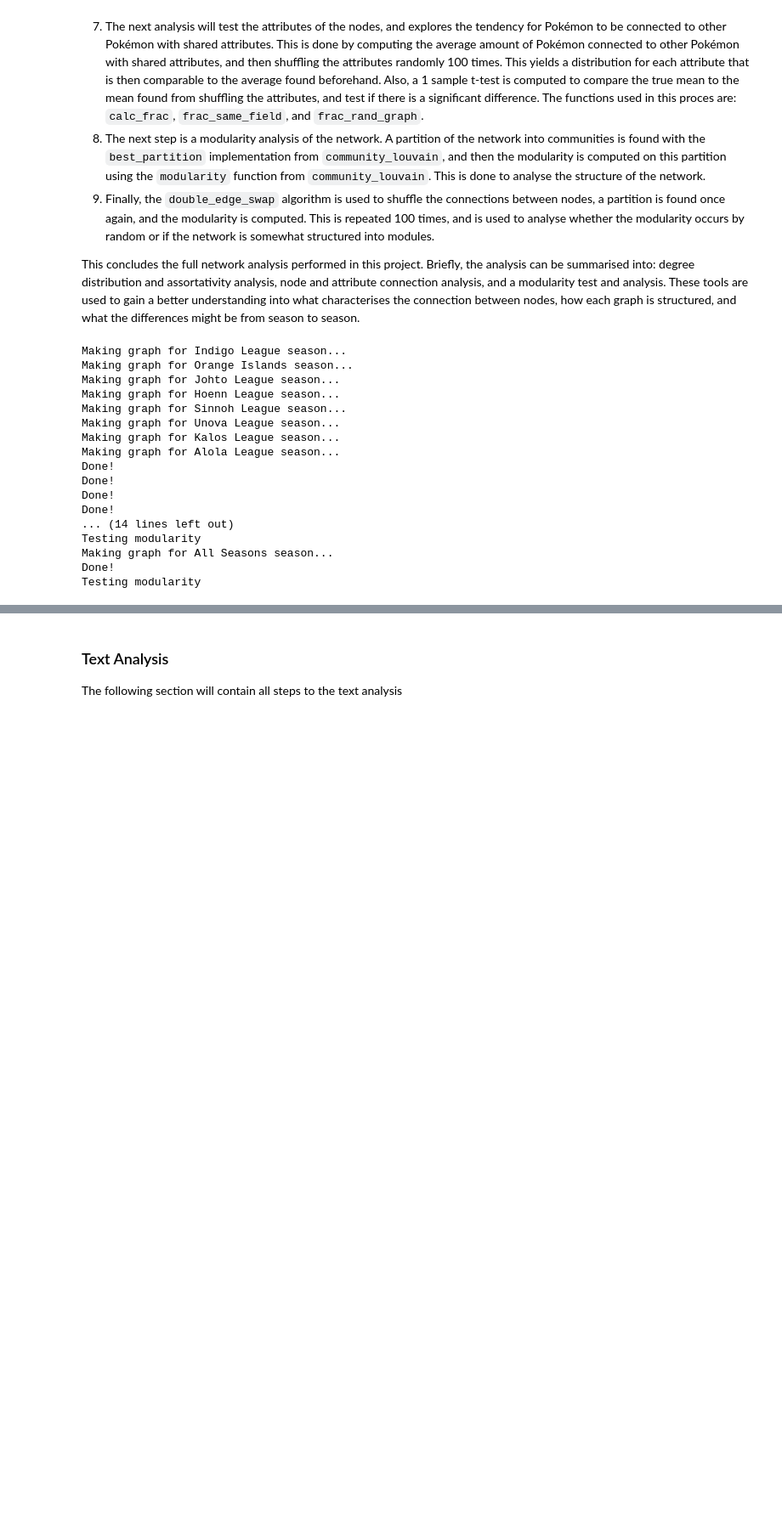
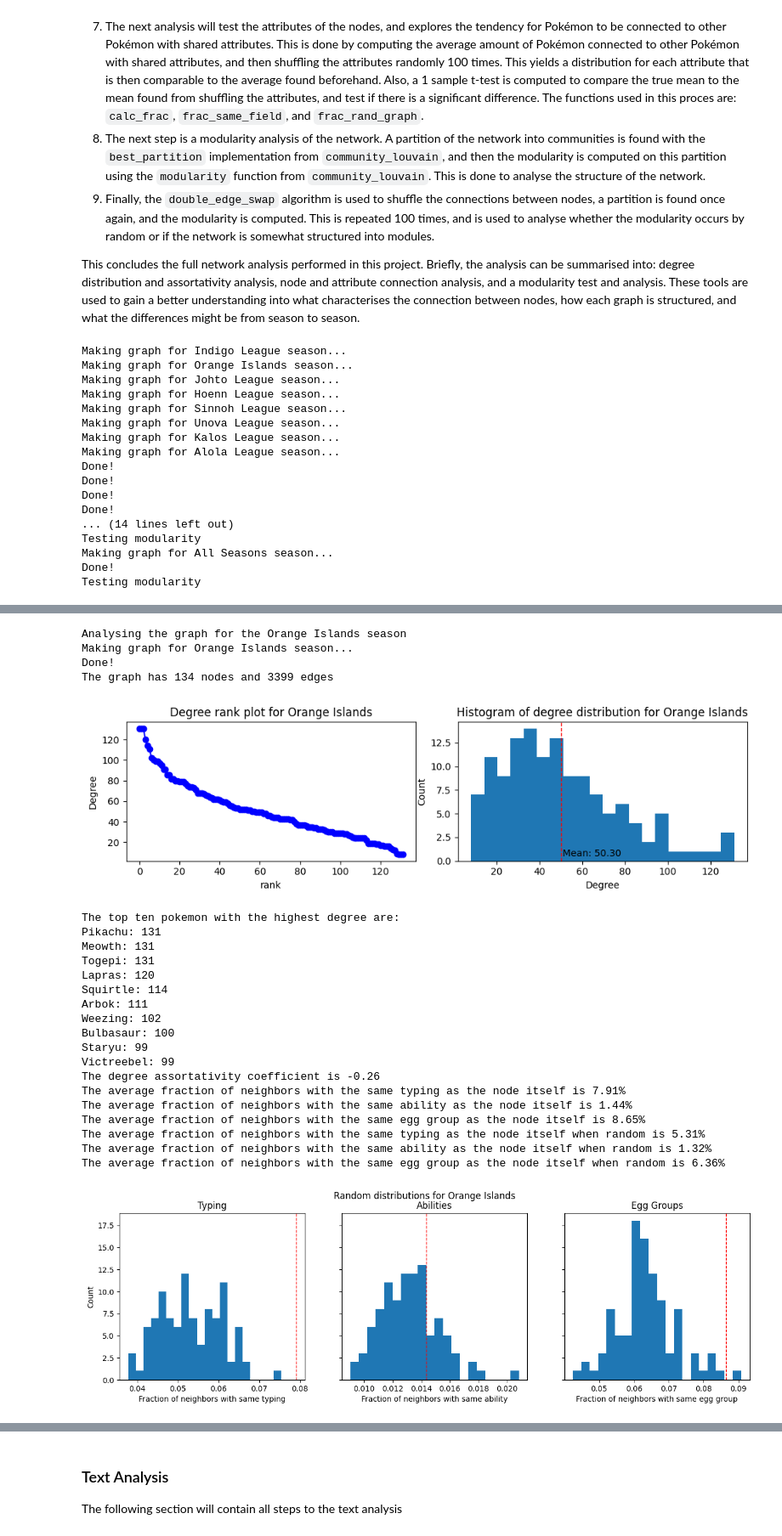
Before and after one commit to GitHub-Adminstrator/Social_science_project_final, a Jupyter notebook: explainer_notebook.ipynb, the cells around one changed output, grey strips where cells are left out. Shown at 85% size. Saved outputs shown, nothing was run; the diff lists cells and outputs as text; code cells hidden in the pictures; blank space fills up the shorter version.

```diff
--- a/explainer_notebook.ipynb
+++ b/explainer_notebook.ipynb
@@ -886,0 +874,28 @@ KeyboardInterrupt:
+# %%
+# orange
+graph_analysis(orange_df, 'orange', save=False)
+# %% [output]
+Analysing the graph for the Orange Islands season
+Making graph for Orange Islands season...
+Done!
+The graph has 134 nodes and 3399 edges
+[figure, added]
+The top ten pokemon with the highest degree are:
+Pikachu: 131
+Meowth: 131
+Togepi: 131
+Lapras: 120
+Squirtle: 114
+Arbok: 111
+Weezing: 102
+Bulbasaur: 100
+Staryu: 99
+Victreebel: 99
+The degree assortativity coefficient is -0.26
+The average fraction of neighbors with the same typing as the node itself is 7.91%
+The average fraction of neighbors with the same ability as the node itself is 1.44%
+The average fraction of neighbors with the same egg group as the node itself is 8.65%
+The average fraction of neighbors with the same typing as the node itself when random is 5.31%
+The average fraction of neighbors with the same ability as the node itself when random is 1.32%
+The average fraction of neighbors with the same egg group as the node itself when random is 6.36%
+[figure, added]
```
Also changed, not shown: parts of 14 cells of this notebook, 18 other files.
